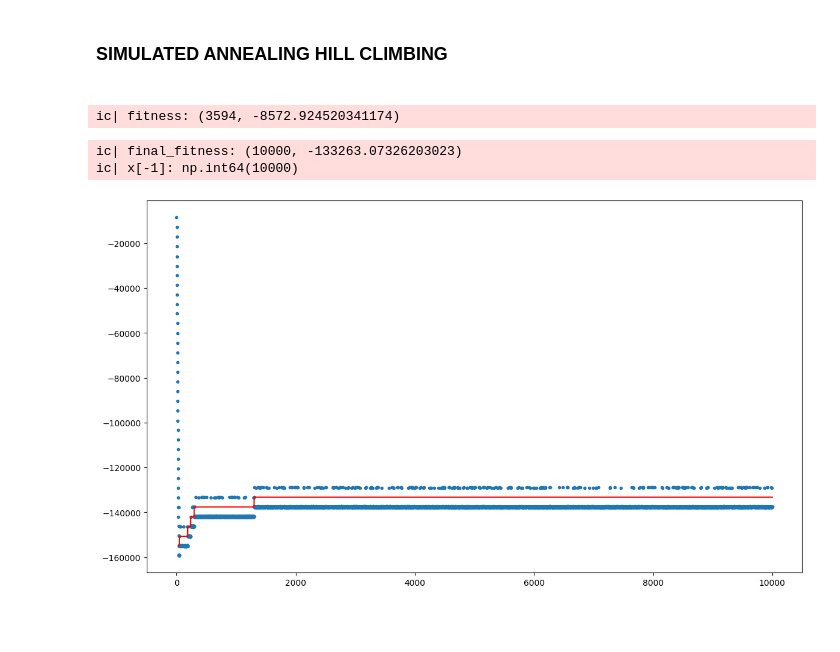
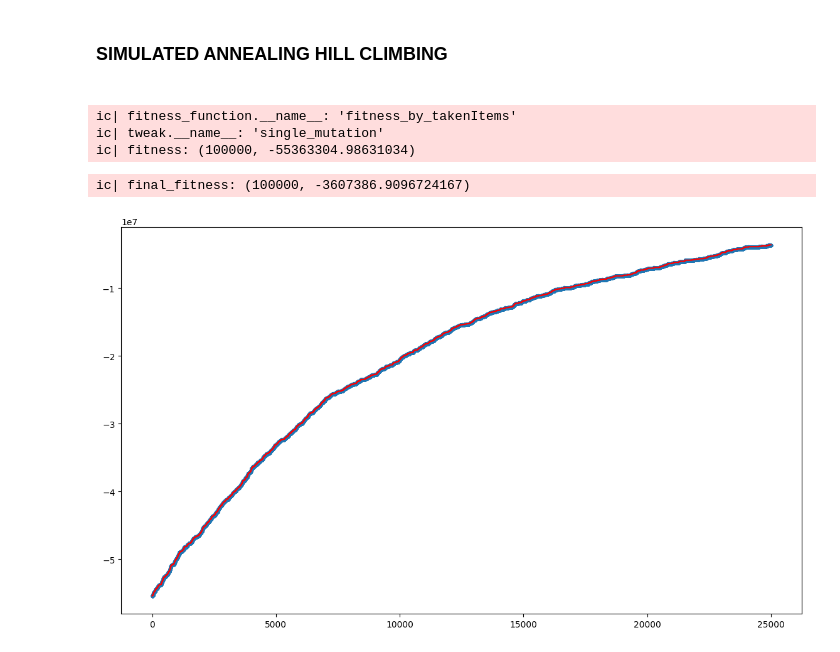
Before and after one commit to mistru97/CI2024_lab1, a Jupyter notebook: set-cover.ipynb, the cells around one changed output. Drawn from its saved outputs; the diff is of its cells as text; code cells hidden in the pictures; blank space fills up the shorter version.

```diff
--- a/set-cover.ipynb
+++ b/set-cover.ipynb
@@ -18,8 +18,8 @@ import numpy as np
 
 If you want to get reproducible results, use `rng` (and restart the kernel); for non-reproducible ones, use `np.random`.
 # %%
-UNIVERSE_SIZE = 10_000
-NUM_SETS = 1_000
+UNIVERSE_SIZE = 100000
+NUM_SETS = 10000
 DENSITY = 0.2
 
 rng = np.random.Generator(np.random.PCG64([UNIVERSE_SIZE, NUM_SETS, int(10_000 * DENSITY)]))
@@ -111,13 +111,16 @@ def multiple_mutation(solution: np.ndarray) -> np.ndarray:
 def evaluate_cost_diff(fitness: tuple[int, float], new_fitness: tuple[int, float], fitness_function_name) -> float:
     cost_diff = new_fitness[1] - fitness[1]
     items_diff = fitness[0] - new_fitness[0]
-    return cost_diff if items_diff == 0 else cost_diff - (10000. if fitness_function_name == 'fitness_by_takenItems' else 1) * items_diff
+    return cost_diff if items_diff == 0 else cost_diff - (UNIVERSE_SIZE if fitness_function_name == 'fitness_by_takenItems' else 1) * items_diff
 # %%
-NUM_STEPS = 10000
+NUM_STEPS = 25000
 DECREASING_RATE = 0.9 # for the temperature
-MAX_WORSENING_SOL = 10 # after n consecutive worst solution the temperature is increased
+MAX_WORSENING_SOL = 20 # after n consecutive worst solution the temperature is increased
 
 def set_cover_sahc(solution: np.ndarray, fitness_function, tweak):
+
+    ic(fitness_function.__name__)
+    ic(tweak.__name__)
 
     fitness = fitness_function(solution)
     best_solution = solution
@@ -144,7 +147,7 @@ def set_cover_sahc(solution: np.ndarray, fitness_function, tweak):
             worst_fitness_counter = 0
 
         if worst_fitness_counter > MAX_WORSENING_SOL:
-            temperature = temperature * 1.1
+            temperature *= 1.1
 
         if rng.random() < p:
             if new_fitness[0] == (UNIVERSE_SIZE if fitness_function.__name__ == 'fitness_by_takenItems' else True):
@@ -162,15 +165,16 @@ def set_cover_sahc(solution: np.ndarray, fitness_function, tweak):
 # %%
 # init_solution = np.full(NUM_SETS, True)
 # init_solution = np.full(NUM_SETS, False)
-init_solution = rng.random(NUM_SETS) < .001
+init_solution = rng.random(NUM_SETS) < .1
 
 final_solution, final_fitness, history, history_valid_sol = set_cover_sahc(init_solution, fitness_by_takenItems, single_mutation)
 
 ic(final_fitness)
 
 print_fitness_history(history, history_valid_sol)
 # %% [output]
-ic| fitness: (3594, -8572.924520341174)
+ic| fitness_function.__name__: 'fitness_by_takenItems'
+ic| tweak.__name__: 'single_mutation'
+ic| fitness: (100000, -55363304.98631034)
-ic| final_fitness: (10000, -133263.07326203023)
-ic| x[-1]: np.int64(10000)
+ic| final_fitness: (100000, -3607386.9096724167)
-[figure, old version]
+[figure, new version]
```
Also changed, not shown: parts of 2 cells of this notebook, 2 other files.
